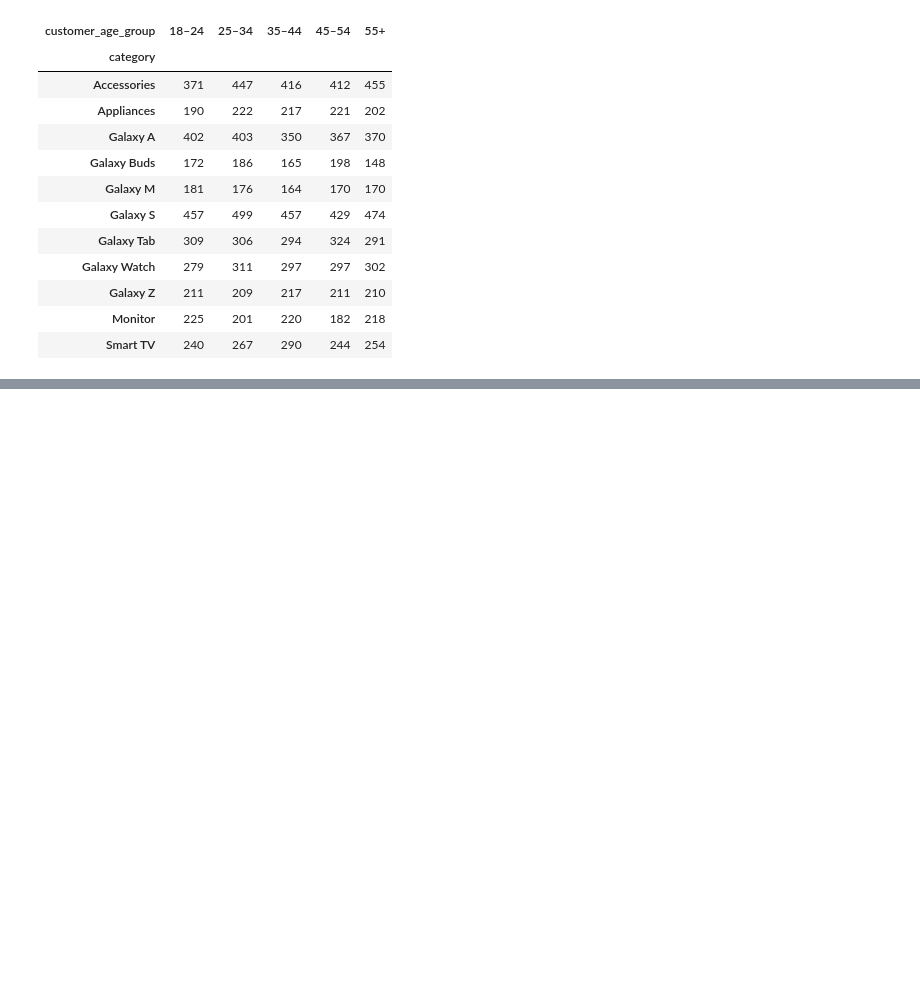
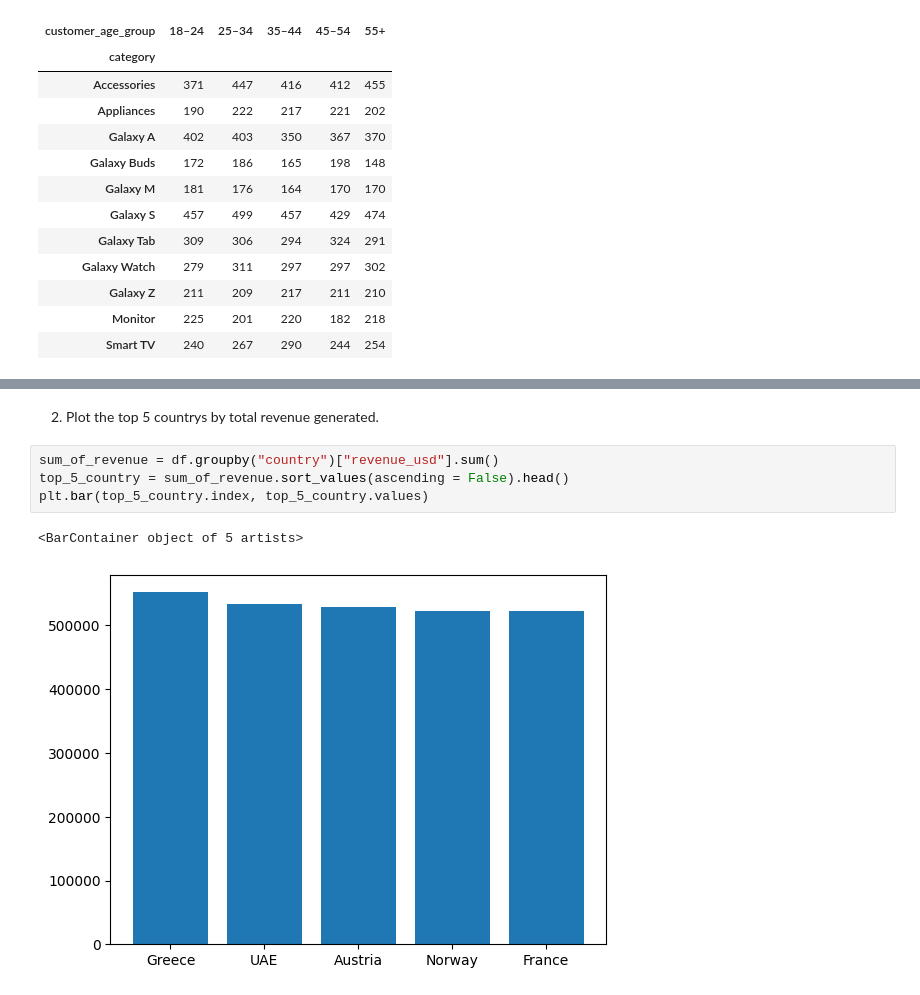
Before and after one commit to nishant8105/Python-Project, a Jupyter notebook: samsung/main.ipynb, the cells around one changed output, grey strips where cells are left out. Drawn from its saved outputs; the diff is of its cells as text; blank space fills up the shorter version.

```diff
--- a/samsung/main.ipynb
+++ b/samsung/main.ipynb
@@ -377,0 +387,9 @@ pd.crosstab(df["category"], df["customer_age_group"],)
+# %% [markdown]
+2. Plot the top 5 countrys by total revenue generated.
+# %%
+sum_of_revenue = df.groupby("country")["revenue_usd"].sum()
+top_5_country = sum_of_revenue.sort_values(ascending = False).head()
+plt.bar(top_5_country.index, top_5_country.values)
+# %% [output]
+<BarContainer object of 5 artists>
+[figure, added]
```
Also changed, not shown: parts of 2 cells of this notebook.
